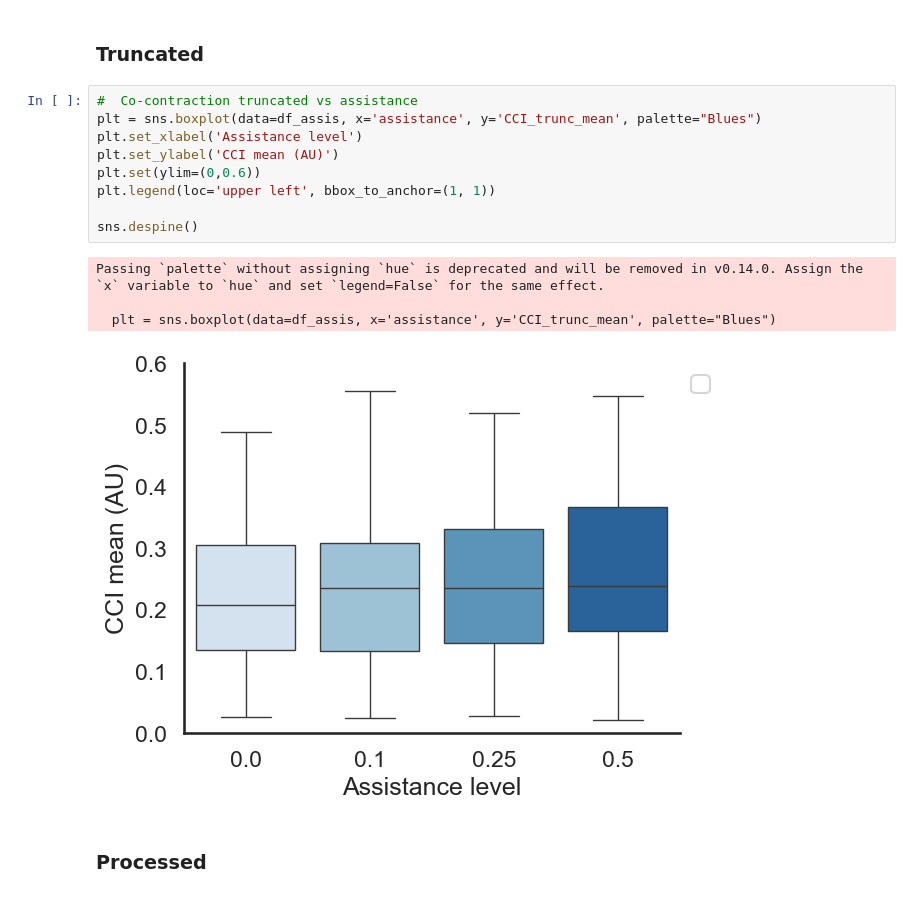
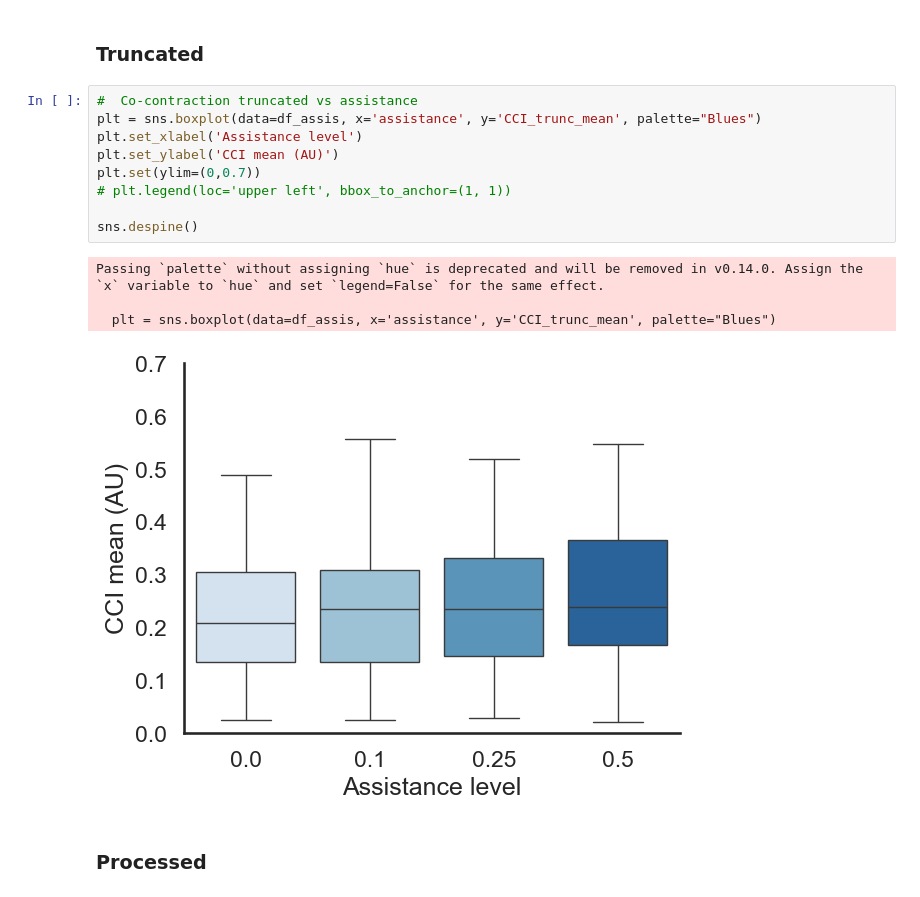
Before and after one commit to brocbacq/Thesis_analysis, a Jupyter notebook: Co_contraction from calibration.ipynb, the cells around one changed output. Drawn from its saved outputs; the diff is of its cells as text.

```diff
--- a/Co_contraction from calibration.ipynb
+++ b/Co_contraction from calibration.ipynb
@@ -708,17 +710,17 @@ Passing `palette` without assigning `hue` is deprecated and will be removed in v
 # %%
 #  Co-contraction truncated vs assistance
 plt = sns.boxplot(data=df_assis, x='assistance', y='CCI_trunc_mean', palette="Blues")
 plt.set_xlabel('Assistance level')
 plt.set_ylabel('CCI mean (AU)')
-plt.set(ylim=(0,0.6))
-plt.legend(loc='upper left', bbox_to_anchor=(1, 1))
+plt.set(ylim=(0,0.7))
+# plt.legend(loc='upper left', bbox_to_anchor=(1, 1))
 
 sns.despine()
 # %% [output]
 Passing `palette` without assigning `hue` is deprecated and will be removed in v0.14.0. Assign the `x` variable to `hue` and set `legend=False` for the same effect.
 
   plt = sns.boxplot(data=df_assis, x='assistance', y='CCI_trunc_mean', palette="Blues")
-[figure, old version]
+[figure, new version]
 # %% [markdown]
 ### Processed
 # %%
```
Also changed, not shown: parts of 18 cells of this notebook, 2 other files.
